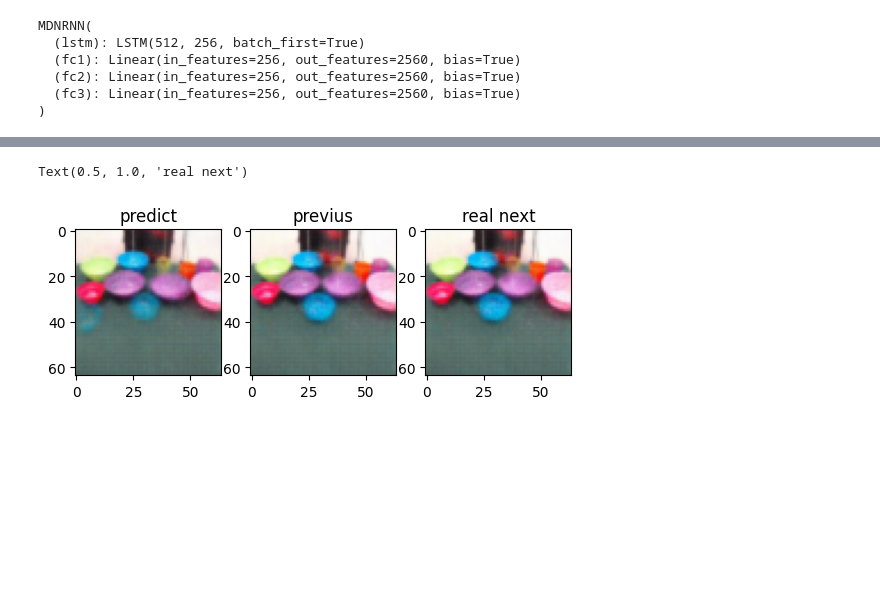
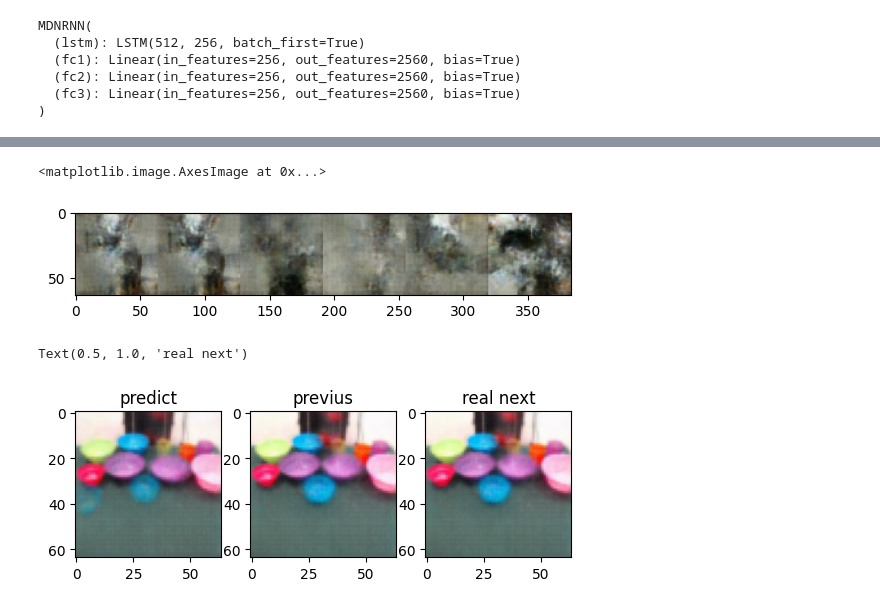
Before and after one commit to Qwest1204/reinforsment_learning, a Jupyter notebook: MDN_RNN/MDN-RNN.ipynb, the cells around one changed output, grey strips where cells are left out. Cells and saved outputs as stored; diff of their text form; code cells hidden in the pictures; blank space fills up the shorter version.

```diff
--- a/MDN_RNN/MDN-RNN.ipynb
+++ b/MDN_RNN/MDN-RNN.ipynb
@@ -130,3 +133,31 @@ torch.Size([1, 1, 512])
+# %%
+y_preds = [
+    torch.normal(mu, sigma)[:, :, i, :] for i in range(n_gaussians)
+    ]
+# %%
+ZZ = torch.cat([x, y] + y_preds)
+# %%
+a1 = vae.decoder(ZZ[0][0].view(32, 4, 4).unsqueeze(0).to(DEVICE)).detach().cpu().numpy().transpose(0, 2, 3, 1)[0] * 255
+a2 = vae.decoder(ZZ[1][0].view(32, 4, 4).unsqueeze(0).to(DEVICE)).detach().cpu().numpy().transpose(0, 2, 3, 1)[0] * 255
+a3 = vae.decoder(ZZ[2][0].view(32, 4, 4).unsqueeze(0).to(DEVICE)).detach().cpu().numpy().transpose(0, 2, 3, 1)[0] * 255
+a4 = vae.decoder(ZZ[3][0].view(32, 4, 4).unsqueeze(0).to(DEVICE)).detach().cpu().numpy().transpose(0, 2, 3, 1)[0] * 255
+a5 = vae.decoder(ZZ[4][0].view(32, 4, 4).unsqueeze(0).to(DEVICE)).detach().cpu().numpy().transpose(0, 2, 3, 1)[0] * 255
+a6 = vae.decoder(ZZ[5][0].view(32, 4, 4).unsqueeze(0).to(DEVICE)).detach().cpu().numpy().transpose(0, 2, 3, 1)[0] * 255
+# %%
+image = Image.fromarray(
+            np.concatenate((a1.astype(np.uint8),
+                            a2.astype(np.uint8),
+                            a3.astype(np.uint8),
+                            a4.astype(np.uint8),
+                            a5.astype(np.uint8),
+                            a6.astype(np.uint8)
+            ), axis=1)
+      )
+# %%
+plt.imshow(image)
+# %% [output]
+<matplotlib.image.AxesImage at 0x...>
+[figure, added]
 # %%
 plt.subplot(1, 3, 1)
 plt.imshow(a1[0])
```
Also changed, not shown: parts of 10 cells of this notebook, 2 other files.
